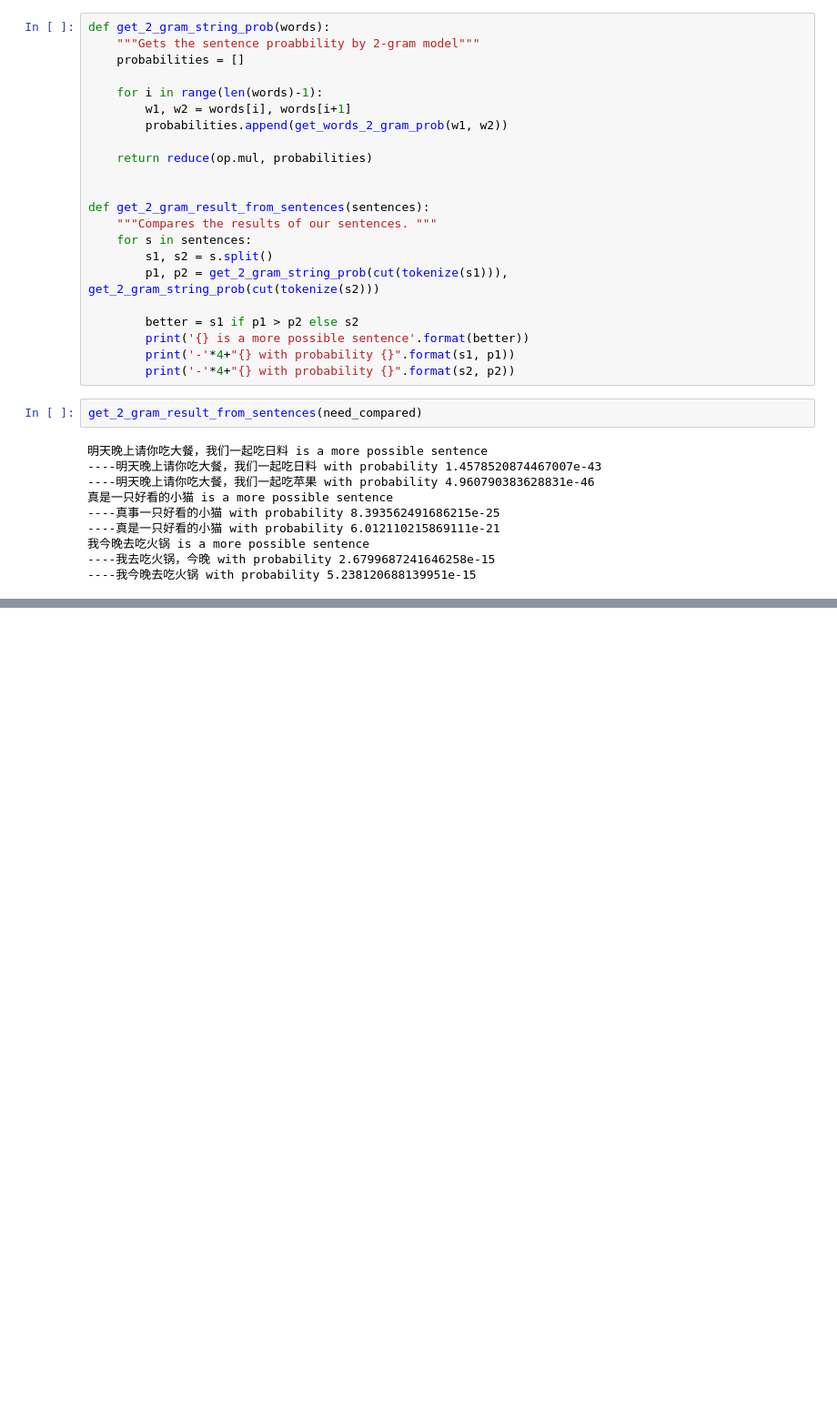
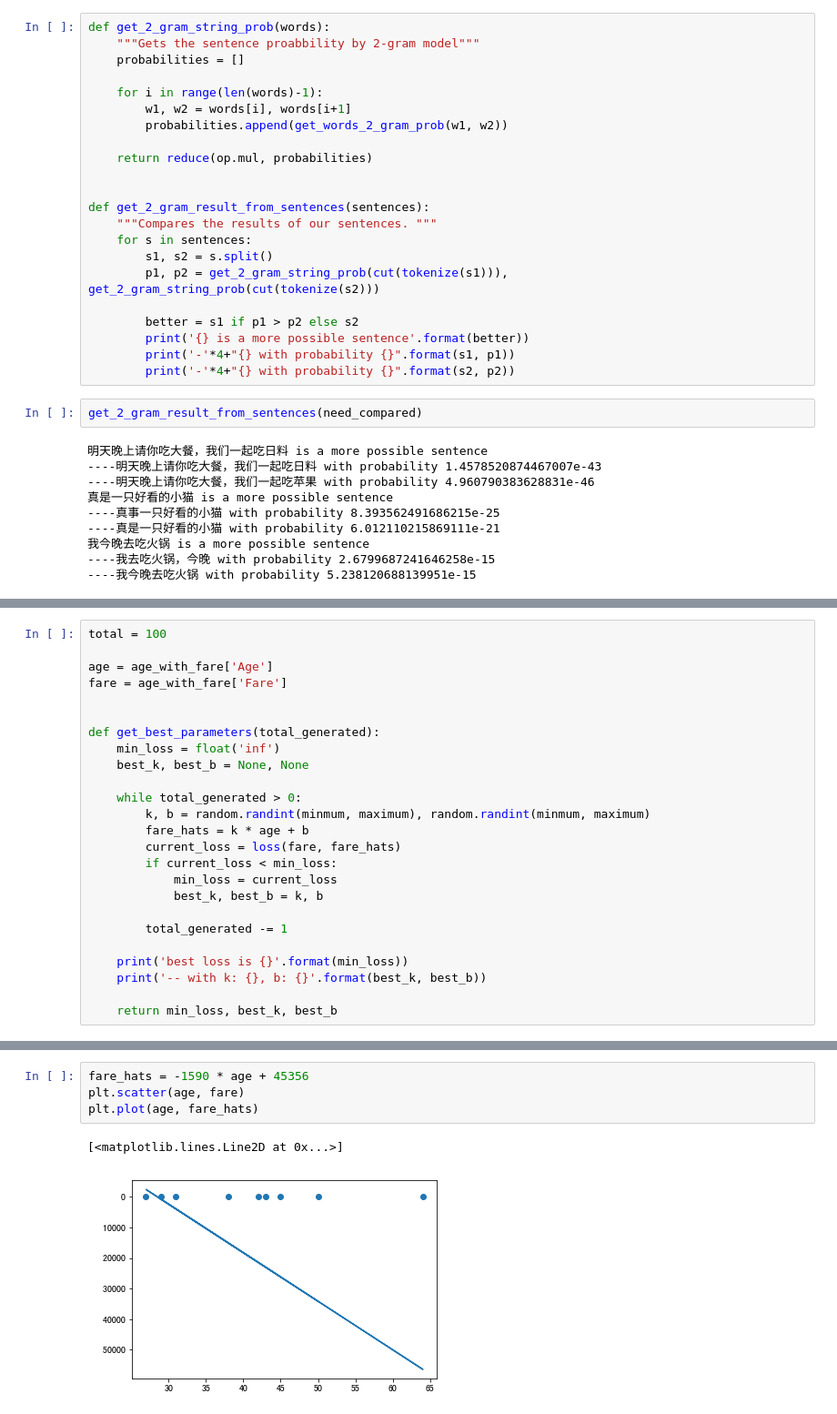
Before and after one commit to computing-intelligence/Source-Code-of-Pragmatic-Artificial-Intelligence-Algorithms-Based-on-Natrual-Language-Processing, a Jupyter notebook: Chapter-01-AI-Introduction-and-Syntax-Tree.ipynb, the cells around one changed output, grey strips where cells are left out. Shown at 91% size. Cells and saved outputs as stored; diff of their text form; blank space fills up the shorter version.

```diff
--- a/Chapter-01-AI-Introduction-and-Syntax-Tree.ipynb
+++ b/Chapter-01-AI-Introduction-and-Syntax-Tree.ipynb
@@ -417,0 +465,25 @@ get_2_gram_result_from_sentences(need_compared)
+# %%
+total = 100
+
+age = age_with_fare['Age']
+fare = age_with_fare['Fare']
+
+
+def get_best_parameters(total_generated):
+    min_loss = float('inf')
+    best_k, best_b = None, None
+
+    while total_generated > 0:
+        k, b = random.randint(minmum, maximum), random.randint(minmum, maximum)
+        fare_hats = k * age + b
+        current_loss = loss(fare, fare_hats)
+        if current_loss < min_loss:
+            min_loss = current_loss
+            best_k, best_b = k, b
+
+        total_generated -= 1
+
+    print('best loss is {}'.format(min_loss))
+    print('-- with k: {}, b: {}'.format(best_k, best_b))
+
+    return min_loss, best_k, best_b
@@ -417,0 +537,7 @@ get_2_gram_result_from_sentences(need_compared)
+# %%
+fare_hats = -1590 * age + 45356
+plt.scatter(age, fare)
+plt.plot(age, fare_hats)
+# %% [output]
+[<matplotlib.lines.Line2D at 0x...>]
+[figure, added]
```
Also changed, not shown: parts of 18 cells of this notebook.
